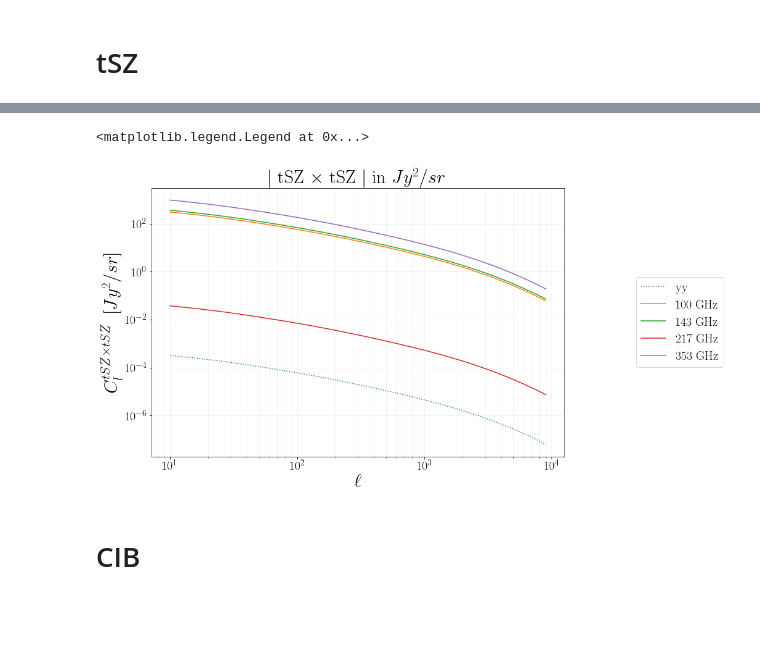
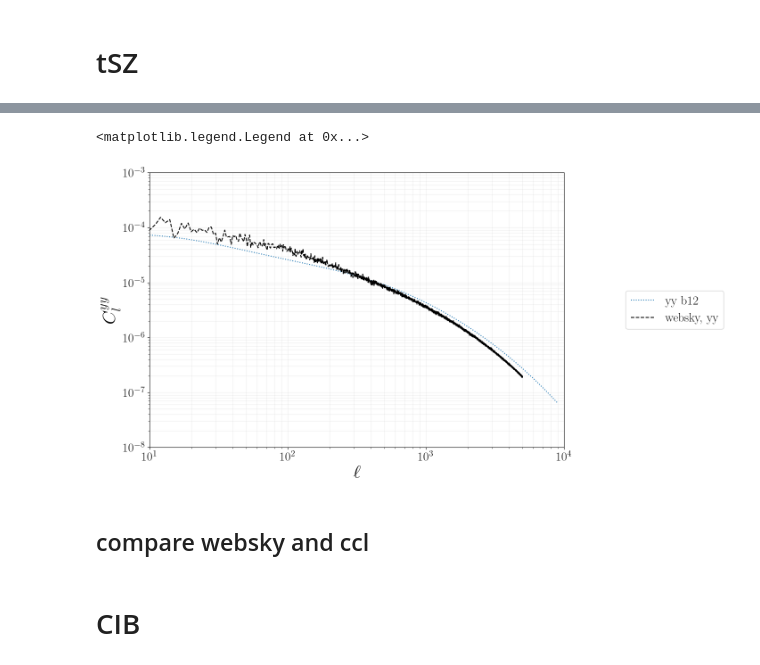
Before and after one commit to olakusiak/deCIBing, a Jupyter notebook: class-sz_curves_tSZ_CIB.ipynb, the cells around one changed output, grey strips where cells are left out. Cells and saved outputs as stored; diff of their text form; code cells hidden in the pictures; blank space fills up the shorter version.

```diff
--- a/class-sz_curves_tSZ_CIB.ipynb
+++ b/class-sz_curves_tSZ_CIB.ipynb
@@ -173,0 +241,18 @@ def tSZ_spectral_funct_at_nu_in_GHz(nu_in_GHz):
+# %%
+path_ps = "/Users/aleksandra/software/ILC/websky_PS/"
+
+# in MJy2/sr
+#
+ws_cib145 = np.loadtxt(path_ps+"websky_CIBxCIB_145_MJy2sr_healpy_4096_ellmax5001.txt")
+ws_cib217 = np.loadtxt(path_ps+"websky_CIBxCIB_217_MJy2sr_healpy_4096_ellmax5001.txt")
+ws_cib353 = np.loadtxt(path_ps+"websky_CIBxCIB_353_MJy2sr_healpy_4096_ellmax5001.txt")
+ws_cib545 = np.loadtxt(path_ps+"websky_CIBxCIB_545_MJy2sr_healpy_4096_ellmax5001.txt")
+#in MJy/sr
+ws_ycib217 = np.loadtxt(path_ps+"websky_yxCIB_217_MJysr_healpy_4096_ellmax5001.txt")
+ws_ycib353 = np.loadtxt(path_ps+"websky_yxCIB_353_MJysr_healpy_4096_ellmax5001.txt")
+ws_ycib545 = np.loadtxt(path_ps+"websky_yxCIB_545_MJysr_healpy_4096_ellmax5001.txt")
+
+ws_yy = np.loadtxt(path_ps+"websky_yy_4096_ellmax5001.txt")
+
+ell_ws=np.arange(1, len(ws_ycib217)+1, 1)
+cl_to_dl_ws= ell_ws*(ell_ws+1)/2/np.pi
@@ -212,21 +283,0 @@ plt.legend(loc='right',bbox_to_anchor=(1.4, 0.5), fontsize=20)
-# %%
-plt.figure(figsize=(12,8))
-plt.yticks(fontsize=20)
-plt.xticks(fontsize=20)
-plt.title("$|$ tSZ $\\times$ tSZ $|$ in $Jy^2/sr$", fontsize=30)
-plt.xlabel('$\ell$',fontsize=30)
-plt.ylabel(r"$  C_l^{tSZ \times tSZ}  \,\,\, [Jy^2/sr]$", size=30)
-plt.grid(which='both',alpha=0.2)
-
-ell_yy = np.asarray(cl_sz['ell'])
-cls_to_dls = ell_yy*(ell_yy+1.)/2./np.pi
-
-yy = np.asarray(cl_sz['1h'])+np.asarray(cl_sz['2h'])
-plt.loglog(cl_sz['ell'],yy/cls_to_dls,":", label=r'yy')
-
-for (i,nu) in enumerate(nu_list):
-    plt.loglog(cl_sz['ell'],yy*abs(tSZ_spectral_funct_at_nu_in_GHz(nu)**2)*convert_Jysr_to_uK(nu)**2/cls_to_dls,label=r'%.1i GHz'%(nu))
-plt.legend(loc='right',bbox_to_anchor=(1.4, 0.5), fontsize=20)
-# %% [output]
-<matplotlib.legend.Legend at 0x...>
-[figure, removed]
@@ -232,0 +297,27 @@ plt.legend(loc='right',bbox_to_anchor=(1.4, 0.5), fontsize=20)
+# %%
+plt.figure(figsize=(12,8))
+plt.yticks(fontsize=20)
+plt.xticks(fontsize=20)
+#plt.title("$|$ tSZ $\\times$ tSZ $|$ in $Jy^2/sr$", fontsize=30)
+plt.xlabel('$\ell$',fontsize=30)
+plt.ylabel(r"$  C_l^{yy}  \,\,\,$", size=30)
+plt.grid(which='both',alpha=0.2)
+plt.xlim(10, 10000)
+plt.ylim(1e-8, 1e-3)
+
+ell_yy = np.asarray(cl_sz['ell'])
+cls_to_dls = ell_yy*(ell_yy+1.)/2./np.pi
+yy = np.asarray(cl_sz['1h'])+np.asarray(cl_sz['2h'])
+
+#class-sz
+plt.loglog(ell_yy, yy/cls_to_dls,":", label=r'yy b12')
+#plt.loglog(ell_A10, cl_yy_A10/cls_to_dls,":", label=r'yy a10')
+#websky
+plt.loglog(ell_ws, 10**12 *ws_yy,"--",color="black", label=r'websky, yy')
+
+plt.legend(loc='right',bbox_to_anchor=(1.4, 0.5), fontsize=20)
+# %% [output]
+<matplotlib.legend.Legend at 0x...>
+[figure, added]
+# %% [markdown]
+## compare websky and ccl
```
Also changed, not shown: parts of 39 cells of this notebook, 13 other files.
